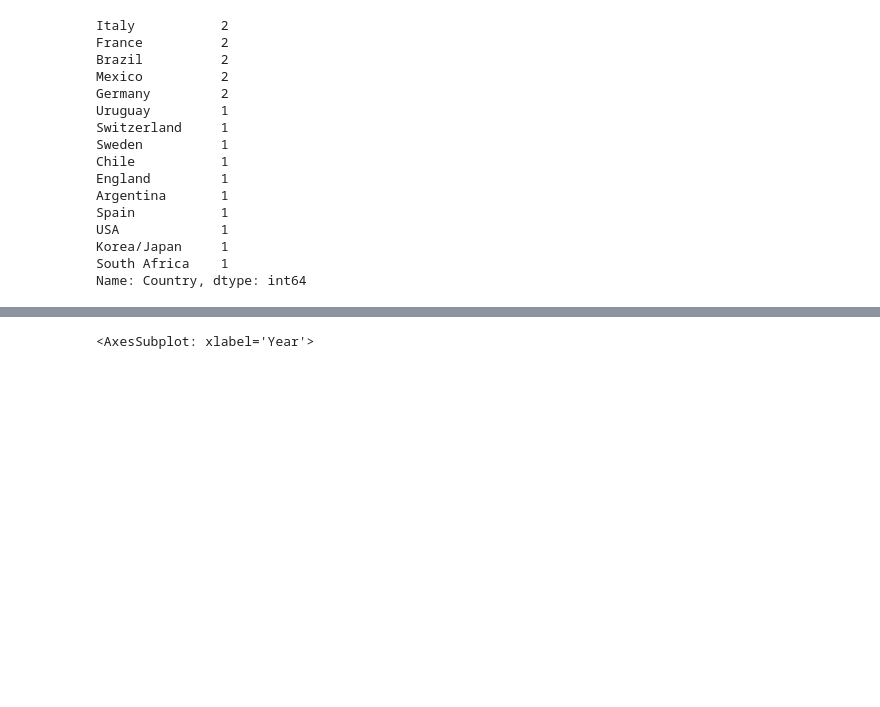
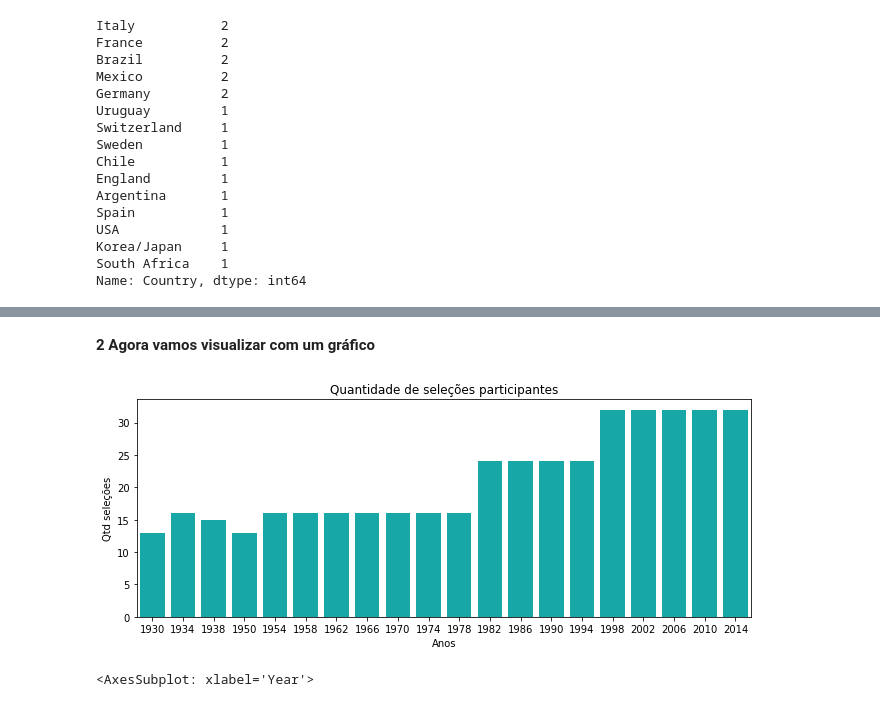
Before and after one commit to Hugox96/Analise_Copas, a Jupyter notebook: Copa.ipynb, the cells around one changed output, grey strips where cells are left out. Saved outputs shown, nothing was run; the diff lists cells and outputs as text; code cells hidden in the pictures; blank space fills up the shorter version.

```diff
--- a/Copa.ipynb
+++ b/Copa.ipynb
@@ -48,0 +48,3 @@ Name: Country, dtype: int64
+# %%
+teams = copa[["Year", "QualifiedTeams"]].sort_values(by="Year")
+teams
@@ -49,3 +69,20 @@ Name: Country, dtype: int64
+# %% [markdown]
+**2 Agora vamos visualizar com um gráfico**
+# %%
+import matplotlib.pyplot as plt
+import seaborn as sns
+
+# teams.plot(kind="bar", x="Year")
+
+plt.figure(figsize=(11,4))
+c = sns.color_palette("tab10")
+sns.barplot(x='Year',y='QualifiedTeams', data=teams, color='c')
+plt.xlabel("Anos")
+plt.ylabel("Qtd seleções")
+plt.title("Quantidade de seleções participantes",color='black')
+plt.show()
+# %% [output]
+[figure, added]
 # %%
 copa[["Year","MatchesPlayed"]].plot(kind="bar", x = "Year")
 # %% [output]
```
Also changed, not shown: parts of 4 cells of this notebook.
